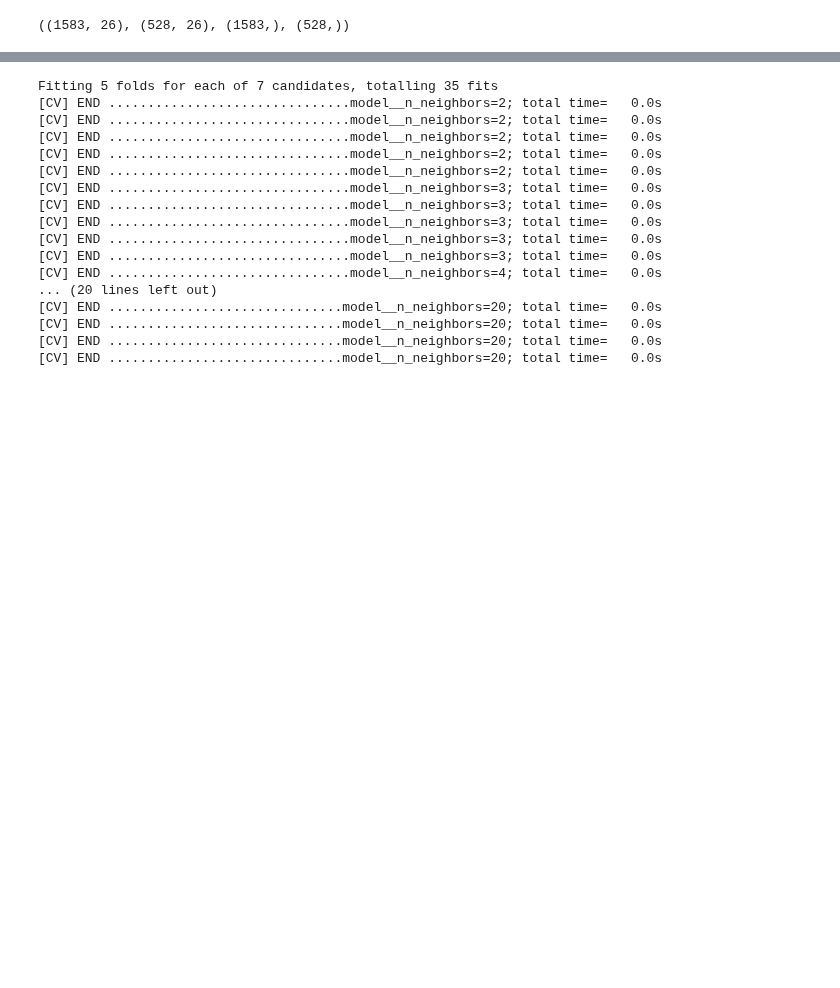
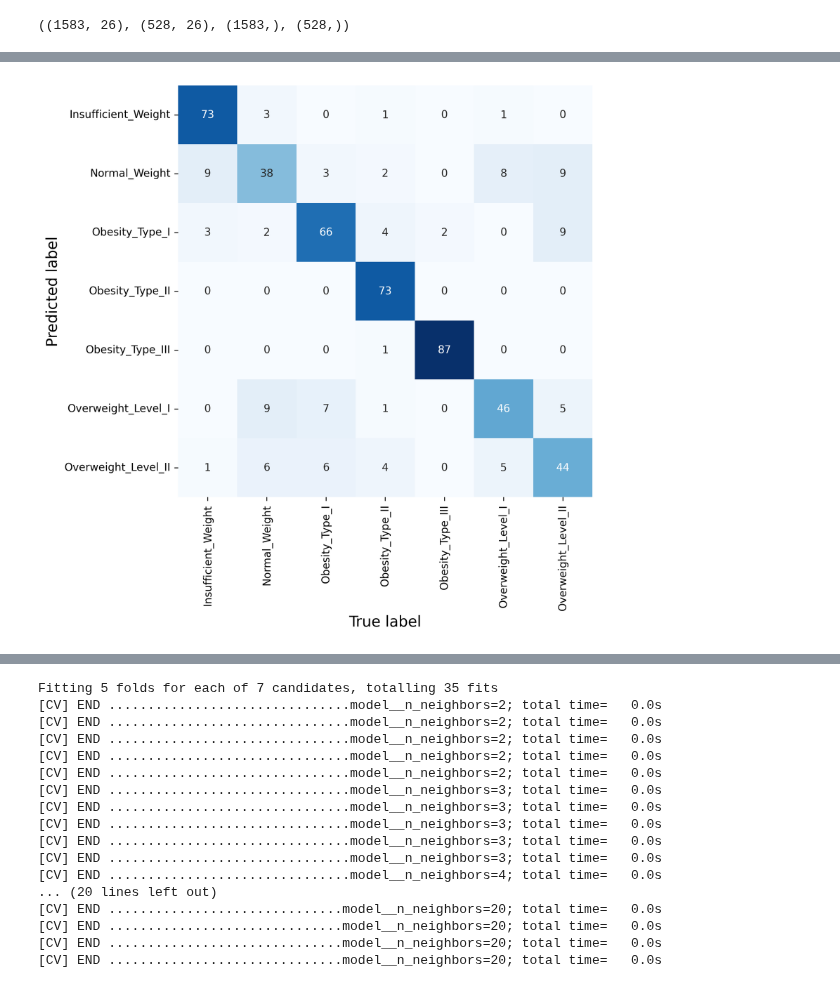
Before and after one commit to florian-huber/data_science_course, a Jupyter notebook: notebooks/live_coding_09d_machine_learning_techniques.ipynb, the cells around one changed output, grey strips where cells are left out. Cells and saved outputs as stored; diff of their text form; code cells hidden in the pictures; blank space fills up the shorter version.

```diff
--- a/notebooks/live_coding_09d_machine_learning_techniques.ipynb
+++ b/notebooks/live_coding_09d_machine_learning_techniques.ipynb
@@ -376,7 +374,7 @@ from sklearn.pipeline import Pipeline
 
 pipe = Pipeline([
     ("scale", StandardScaler()),
-    ("model", KNeighborsClassifier(n_neighbors=3)),
+    ("model", KNeighborsClassifier(n_neighbors=7)),
 ])
 # %%
 pipe.fit(X_train, y_train)
@@ -474,0 +455,12 @@ Pipeline(steps=[('scale', StandardScaler()),
+# %%
+fig, ax = plt.subplots(figsize=(7, 7), dpi=300)
+
+sb.heatmap(confusion_matrix(y_test, predictions),
+           annot=True, cmap="Blues", cbar=False, fmt=".0f",
+           xticklabels=pipe.classes_,
+           yticklabels=pipe.classes_)
+ax.set_xlabel("True label", fontsize=14)
+ax.set_ylabel("Predicted label", fontsize=14)
+plt.show()
+# %% [output]
+[figure, new version]
```
Also changed, not shown: parts of 37 cells of this notebook.
